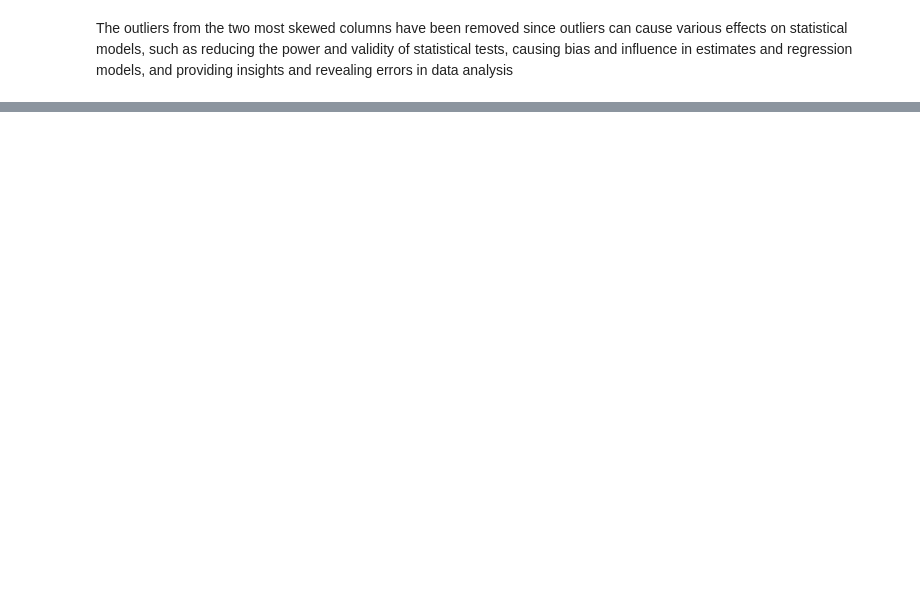
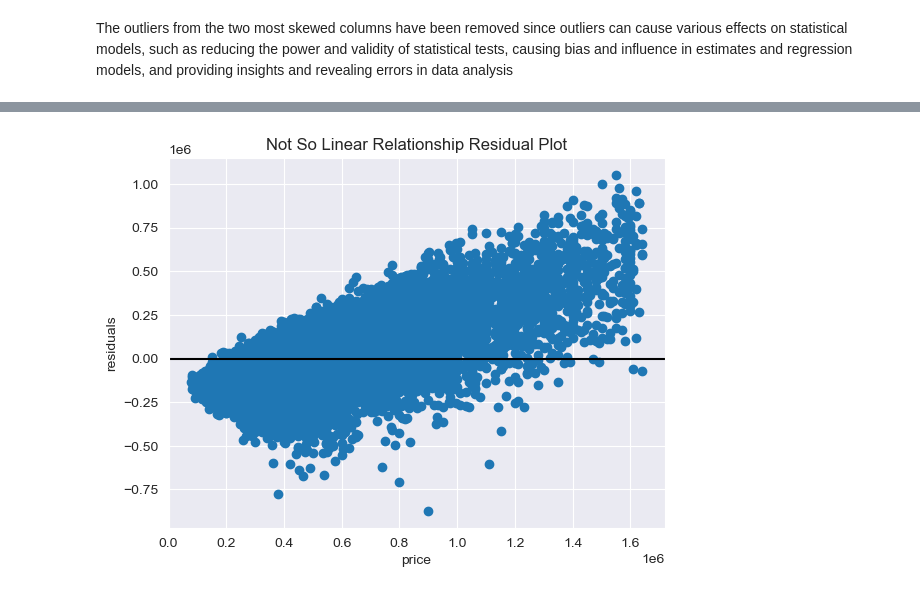
Before and after one commit to KimberlyWairimu/Phase-2-project, a Jupyter notebook: student.ipynb, the cells around one changed output, grey strips where cells are left out. Cells and saved outputs as stored; diff of their text form; code cells hidden in the pictures; blank space fills up the shorter version.

```diff
--- a/student.ipynb
+++ b/student.ipynb
@@ -279,0 +490,10 @@ The outliers from the two most skewed columns have been removed since outliers c
+# %%
+fig, ax = plt.subplots()
+
+ax.scatter(y, model2.resid)
+ax.axhline(y=0, color="black")
+ax.set_xlabel("price")
+ax.set_ylabel("residuals")
+ax.set_title("Not So Linear Relationship Residual Plot");
+# %% [output]
+[figure, added]
```
Also changed, not shown: parts of 42 cells of this notebook.
